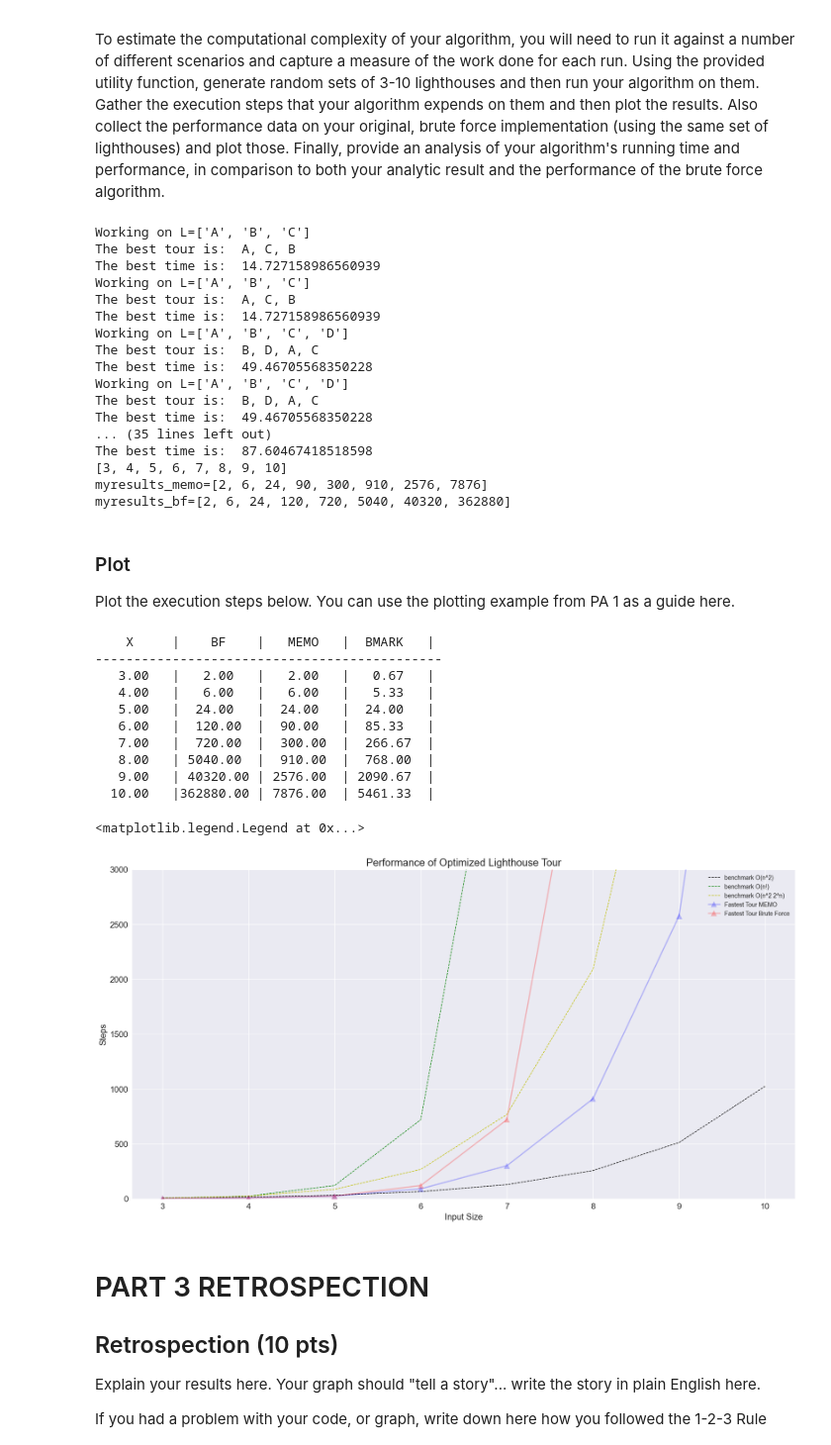
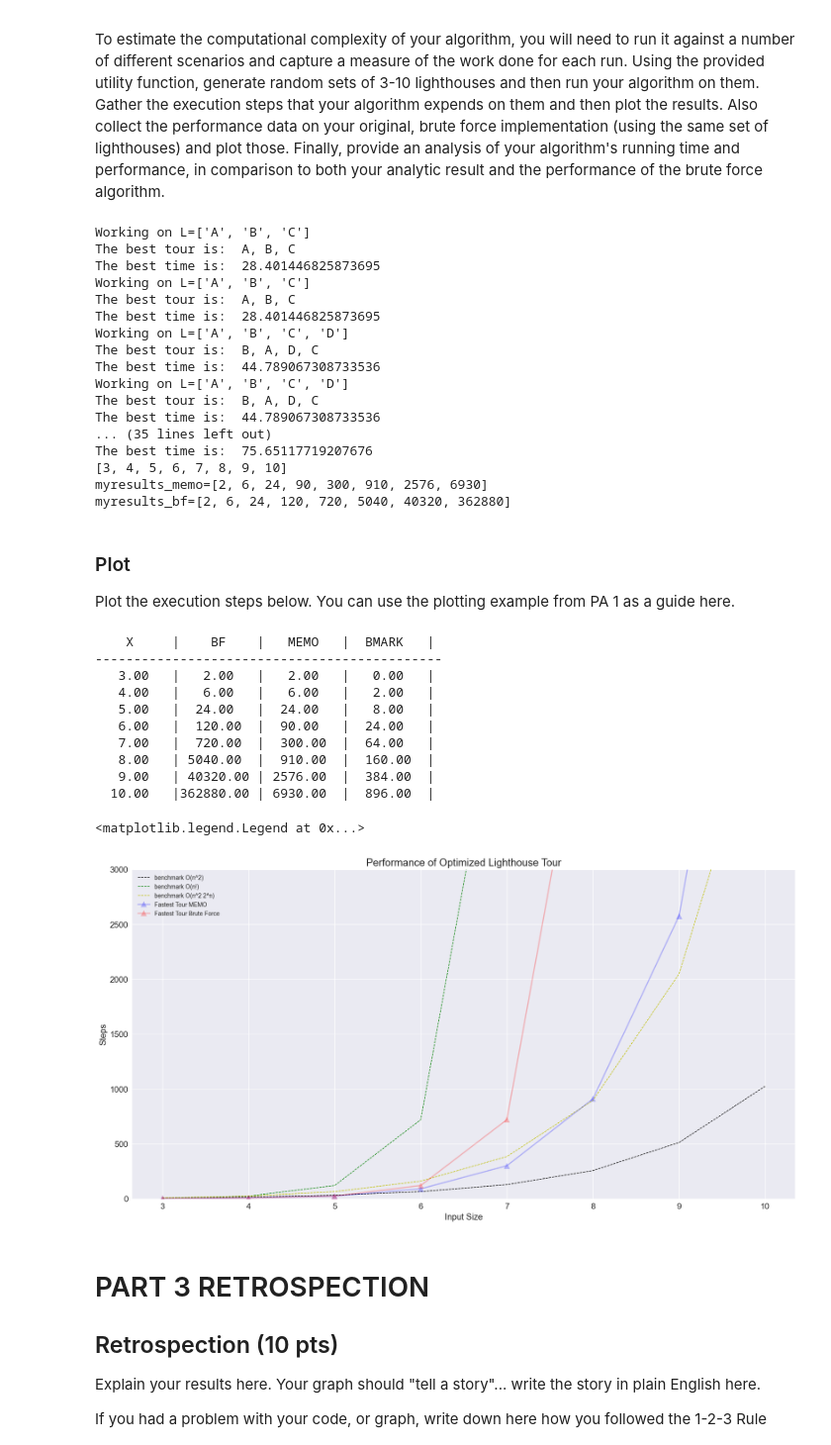
Before and after one commit to eved1018/EN.605.621.84.FA25, a Jupyter notebook: Mod5/EdelsteinEvan_P3.ipynb, the cells around one changed output. Shown at 99% size. Cells and saved outputs as stored; diff of their text form; code cells hidden in the pictures.

```diff
--- a/Mod5/EdelsteinEvan_P3.ipynb
+++ b/Mod5/EdelsteinEvan_P3.ipynb
@@ -176,18 +241,17 @@ def fastest_tour_memo(start_light: str, L: list[str]) -> tuple[list[str], float,
         best_time = inf  # used to store the time for the best_tour sequence
         all_steps = 0
         L = list_minus(L, start_light)
-        K = tuple([start_light] + L)
-        m = memo.get(K)
+        memo_lookup_key = (start_light, frozenset(L))
 
         if len(L) == 1:
             second_light = L[0]
             best_tour = [start_light, second_light]
             best_time = get_travel_time(start_light, second_light)
-            memo[K] = (best_tour, best_time)
+            memo[memo_lookup_key] = (best_tour, best_time)
             return best_tour, best_time, 1, memo
 
-        if m is not None: # Memo Hit
-            best_tour, best_time = m # best time already includes start light!!!
+        if memo_lookup_key in memo: # Memo Hit
+            best_tour, best_time = memo[memo_lookup_key] # best time already includes start light!!!
             all_steps += 1
         else: # RECURSIVE CASE
             for second_light in L:
@@ -198,7 +262,7 @@ def fastest_tour_memo(start_light: str, L: list[str]) -> tuple[list[str], float,
                     best_tour = curr_tour
                     best_time = curr_time
             best_tour = [start_light] + best_tour
-            memo[K] = (best_tour, best_time)
+            memo[memo_lookup_key] = (best_tour, best_time)
         return best_tour, best_time, all_steps, memo
     memo = {}
     return fastest_tour_memo_inner(start_light, L, memo)
@@ -390,21 +454,21 @@ print(f"{myresults_memo=}")
 print(f"{myresults_bf=}")
 # %% [output]
 Working on L=['A', 'B', 'C']
-The best tour is:  A, C, B
-The best time is:  14.727158986560939
+The best tour is:  A, B, C
+The best time is:  28.401446825873695
 Working on L=['A', 'B', 'C']
-The best tour is:  A, C, B
-The best time is:  14.727158986560939
+The best tour is:  A, B, C
+The best time is:  28.401446825873695
 Working on L=['A', 'B', 'C', 'D']
-The best tour is:  B, D, A, C
-The best time is:  49.46705568350228
+The best tour is:  B, A, D, C
+The best time is:  44.789067308733536
 Working on L=['A', 'B', 'C', 'D']
-The best tour is:  B, D, A, C
-The best time is:  49.46705568350228
+The best tour is:  B, A, D, C
+The best time is:  44.789067308733536
 ... (35 lines left out)
-The best time is:  87.60467418518598
+The best time is:  75.65117719207676
 [3, 4, 5, 6, 7, 8, 9, 10]
-myresults_memo=[2, 6, 24, 90, 300, 910, 2576, 7876]
+myresults_memo=[2, 6, 24, 90, 300, 910, 2576, 6930]
 myresults_bf=[2, 6, 24, 120, 720, 5040, 40320, 362880]
 # %% [markdown]
 ### Plot
@@ -424,11 +488,11 @@ def print_table(xaxis, bf_vals, memo_vals, bmark_vals):
 
 
 def bmark(n):
-    return ((n**2) * (2**n)) / 3
+    return (n) * (2**(n))
 
 
 xvals = [i for i in range(START,STOP)]
-print_table(xvals, myresults_bf, myresults_memo, [bmark(i-2) for i in xvals])
+print_table(xvals, myresults_bf, myresults_memo, [bmark(i-3) for i in xvals])
 
 plt.rcParams['figure.figsize'] = [20,10]
 plt.figure()
@@ -442,42 +506,42 @@ plt.ylim([0,3000]) # y-axis scale
 yTestVals1 = []
 yTestVals2 = []
 yTestVals3 = []
 yTestVals4 = []
 # generate bench mark data
 
 memo = {}
 
 for i in range(START, STOP):
     yTestVals1.append(2**i)
     yTestVals2.append(factorial(i))
     yTestVals3.append(factorial(i-1))
     yTestVals4.append(bmark(i-1))
 
 # print(yTestVals4)
 
 plt.plot(xvals, yTestVals1, "k^--", markersize=0, linewidth=1, label="benchmark O(n^2)")
 plt.plot(xvals, yTestVals2, "g^--", markersize=0, linewidth=1, label="benchmark O(n!)")
 # plt.plot(xvals, yTestVals3, "r^--", markersize=0, linewidth=1, label="benchmark O(n-1!)")
 plt.plot(xvals, yTestVals4, "y^--", markersize=0, linewidth=1, label="benchmark O(n^2 2^n)")
 
 
 plt.plot(xvals, myresults_memo, "b^-", markersize=10, linewidth=2, label="Fastest Tour MEMO",  alpha=0.25)
 plt.plot(xvals, myresults_bf, "r^-", markersize=10, linewidth=2, label="Fastest Tour Brute Force",  alpha=0.25)
 plt.tick_params(axis="both", which="major", labelsize=14)
 plt.legend()
 # %% [output]
     X     |    BF    |   MEMO   |  BMARK   |
 ---------------------------------------------
-   3.00   |   2.00   |   2.00   |   0.67   |
-   4.00   |   6.00   |   6.00   |   5.33   |
-   5.00   |  24.00   |  24.00   |  24.00   |
-   6.00   |  120.00  |  90.00   |  85.33   |
-   7.00   |  720.00  |  300.00  |  266.67  |
-   8.00   | 5040.00  |  910.00  |  768.00  |
-   9.00   | 40320.00 | 2576.00  | 2090.67  |
-  10.00   |362880.00 | 7876.00  | 5461.33  |
+   3.00   |   2.00   |   2.00   |   0.00   |
+   4.00   |   6.00   |   6.00   |   2.00   |
+   5.00   |  24.00   |  24.00   |   8.00   |
+   6.00   |  120.00  |  90.00   |  24.00   |
+   7.00   |  720.00  |  300.00  |  64.00   |
+   8.00   | 5040.00  |  910.00  |  160.00  |
+   9.00   | 40320.00 | 2576.00  |  384.00  |
+  10.00   |362880.00 | 6930.00  |  896.00  |
 <matplotlib.legend.Legend at 0x...>
-[figure, old version]
+[figure, new version]
 # %% [markdown]
 # PART 3 RETROSPECTION
 
```
Also changed, not shown: parts of 3 cells of this notebook, 2 other files.
